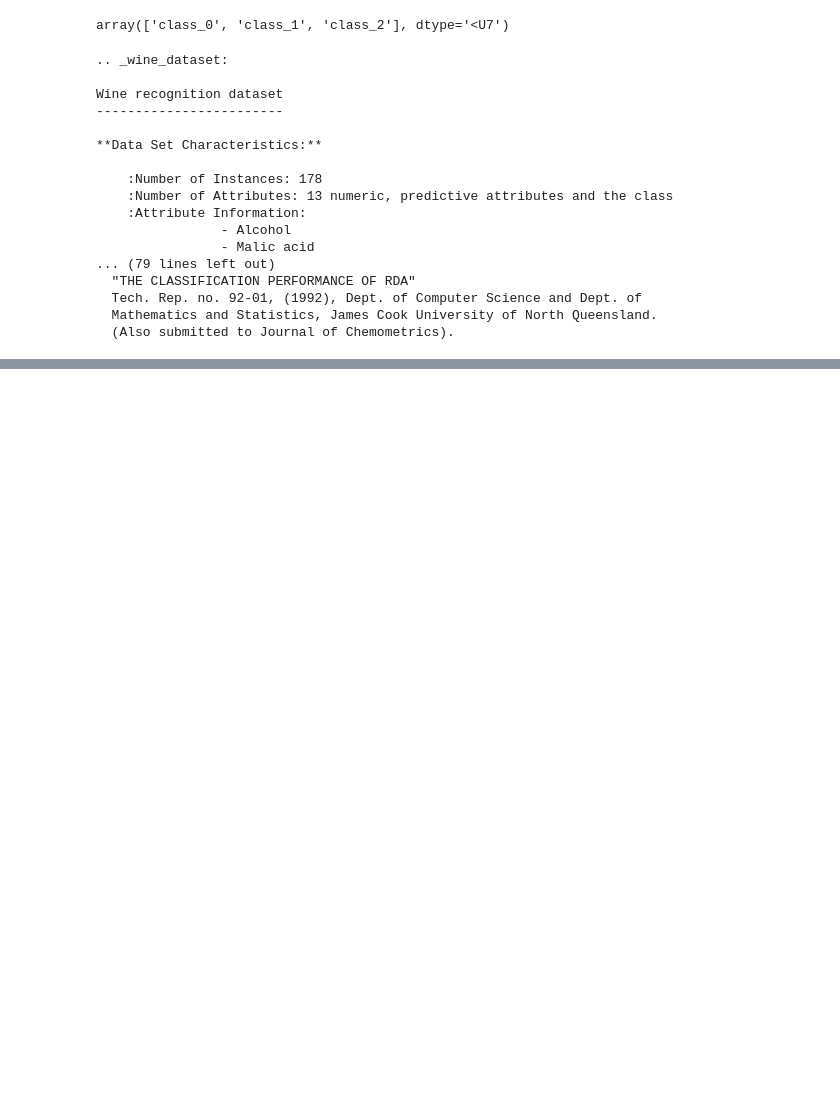
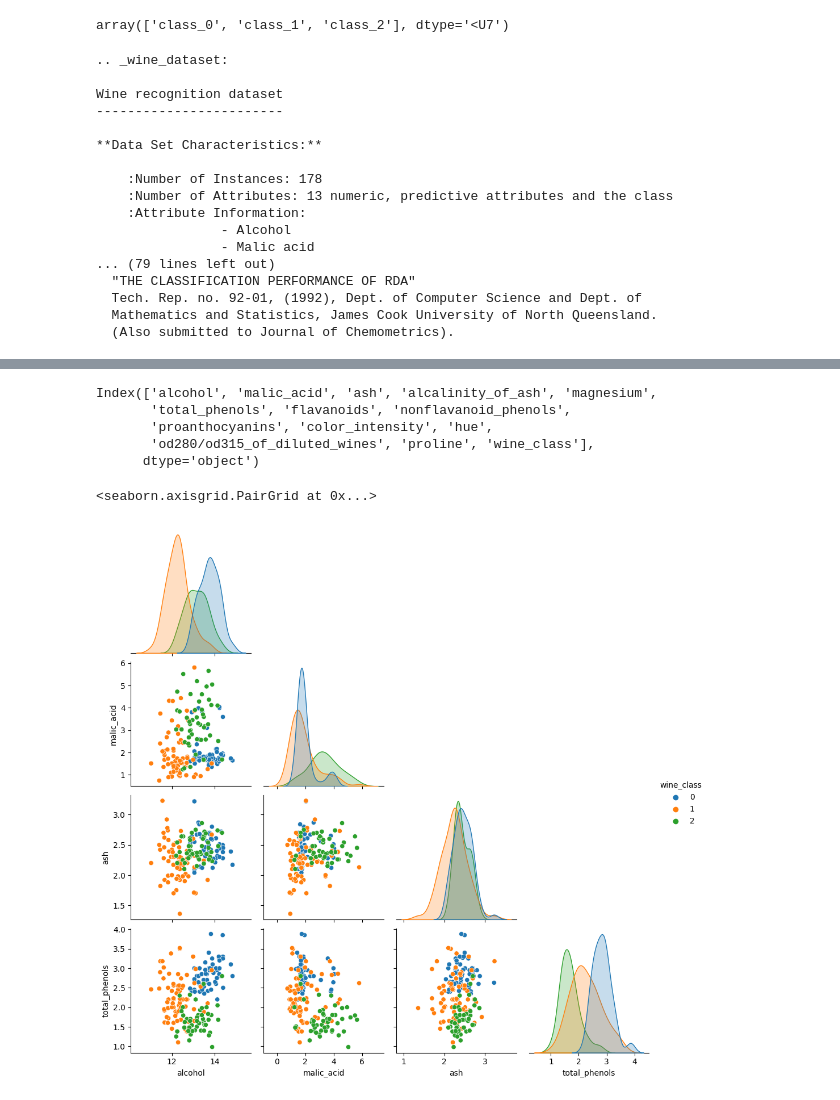
Before and after one commit to JonasBE13/machine-learning-jonas-bengtstrom, a Jupyter notebook: Code-along/L6-KNN.ipynb, the cells around one changed output, grey strips where cells are left out. Saved outputs shown, nothing was run; the diff lists cells and outputs as text; code cells hidden in the pictures; blank space fills up the shorter version.

```diff
--- a/Code-along/L6-KNN.ipynb
+++ b/Code-along/L6-KNN.ipynb
@@ -63,0 +126,18 @@ Wine recognition dataset
+# %%
+df.columns
+# %% [output]
+Index(['alcohol', 'malic_acid', 'ash', 'alcalinity_of_ash', 'magnesium',
+       'total_phenols', 'flavanoids', 'nonflavanoid_phenols',
+       'proanthocyanins', 'color_intensity', 'hue',
+       'od280/od315_of_diluted_wines', 'proline', 'wine_class'],
+      dtype='object')
+# %%
+sns.pairplot(
+    data=df[["alcohol", "malic_acid", "ash", "total_phenols", "wine_class"]],
+    hue="wine_class",
+    corner=True,
+    palette="tab10",
+)
+# %% [output]
+<seaborn.axisgrid.PairGrid at 0x...>
+[figure, added]
```
Also changed, not shown: parts of 20 cells of this notebook.
